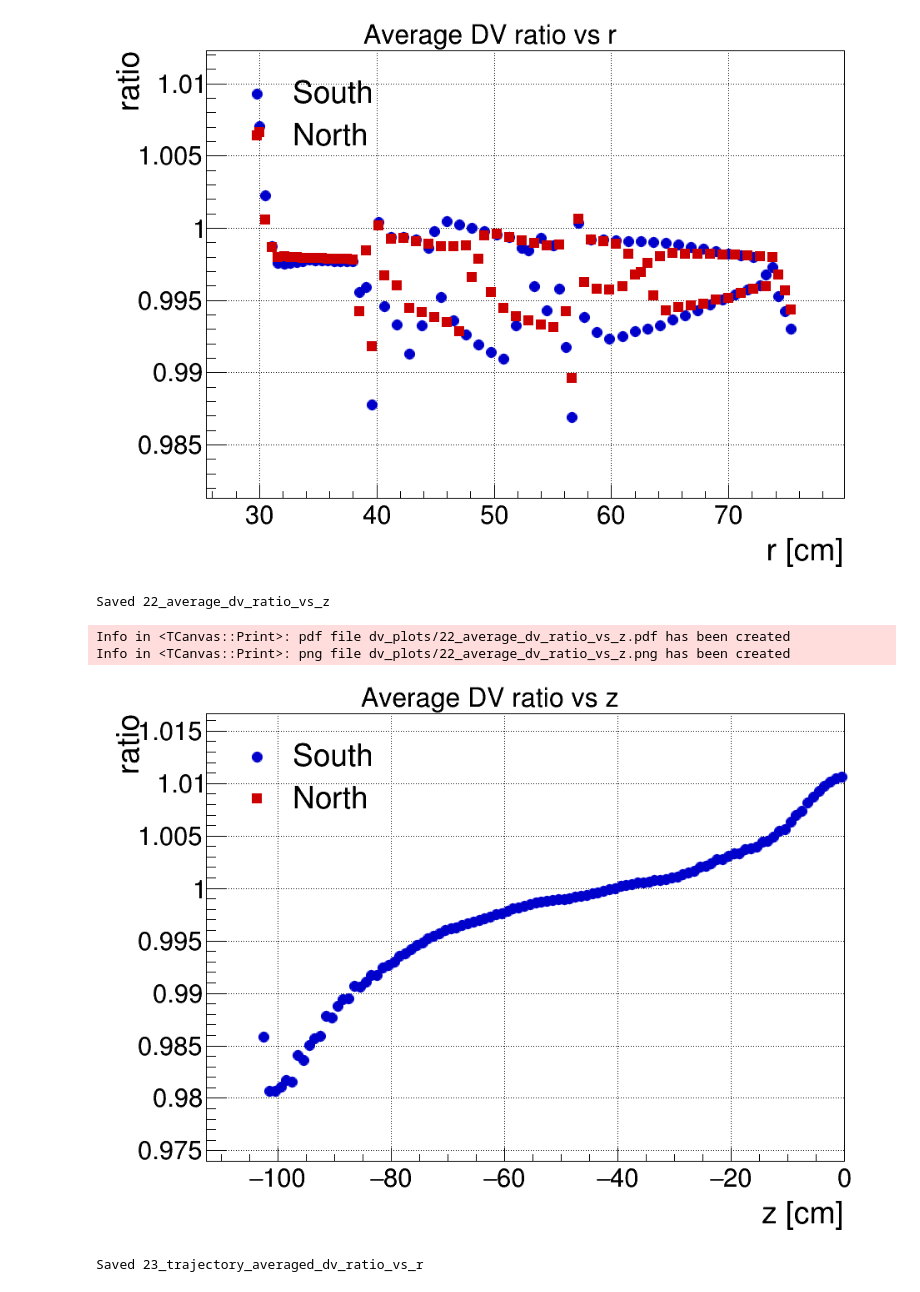
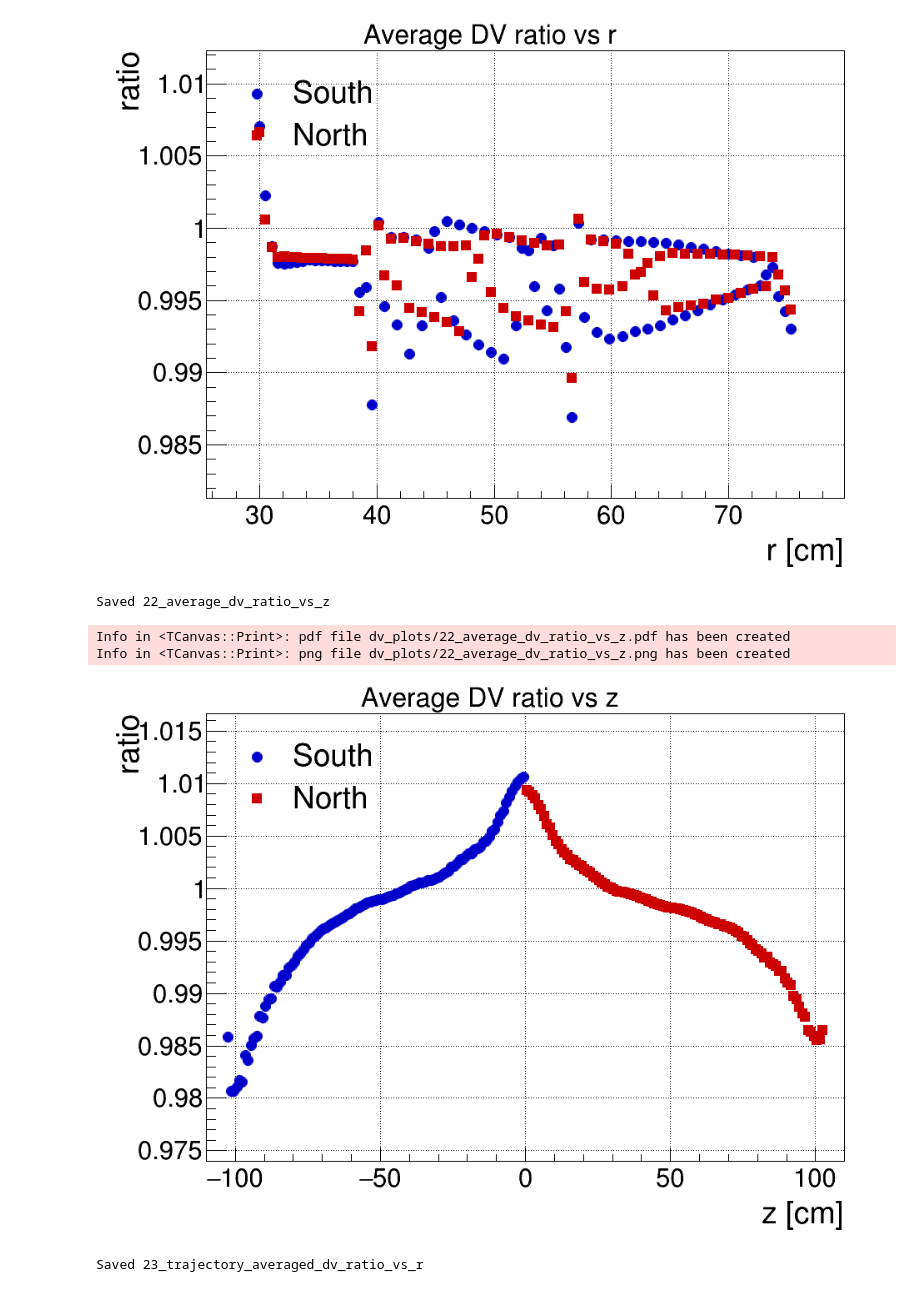
Before and after one commit to mcyoren/sPHENIX_tracking, a Jupyter notebook: distort/code/dv/TPC_DriftVelocity_Postprocess_Plots.ipynb, the cells around one changed output. Cells and saved outputs as stored; diff of their text form; code cells hidden in the pictures.

```diff
--- a/distort/code/dv/TPC_DriftVelocity_Postprocess_Plots.ipynb
+++ b/distort/code/dv/TPC_DriftVelocity_Postprocess_Plots.ipynb
@@ -629,26 +630,26 @@ save_canvas(c, "21_average_dv_ratio_vs_r", SAVE)
 # %%
 # Average DV ratio vs z
 YLIM = None            # example: (0.98, 1.02)
-XLIM = None
+XLIM = (-110, 110)            # example: (-110, 110)
 SAVE = True
 
 g1 = get_obj(fT, "g_avg_ratio_z_south", "g_ratio_z_south")
 g2 = get_obj(fT, "g_avg_ratio_z_north", "g_ratio_z_north")
 
 c = make_canvas("c_ratio_vs_z")
 leg = draw_overlay(
     [(g1, "South", root.kBlue+1, 20),
      (g2, "North", root.kRed+1, 21)],
     "Average DV ratio vs z;z [cm];ratio",
     YLIM, XLIM
 )
 c.Draw()
 save_canvas(c, "22_average_dv_ratio_vs_z", SAVE)
 # %% [output]
 Saved 22_average_dv_ratio_vs_z
 Info in <TCanvas::Print>: pdf file dv_plots/22_average_dv_ratio_vs_z.pdf has been created
 Info in <TCanvas::Print>: png file dv_plots/22_average_dv_ratio_vs_z.png has been created
-[figure, old version]
+[figure, new version]
 # %%
 # Trajectory-averaged DV ratio vs r
 YLIM = None            # example: (0.98, 1.02)
```
Also changed, not shown: parts of 4 cells of this notebook.
